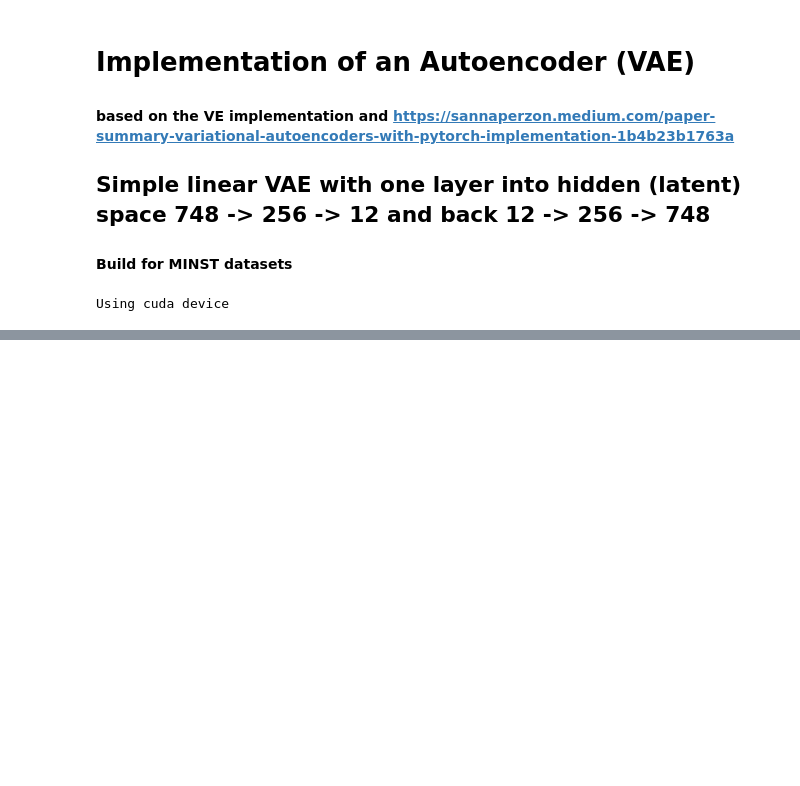
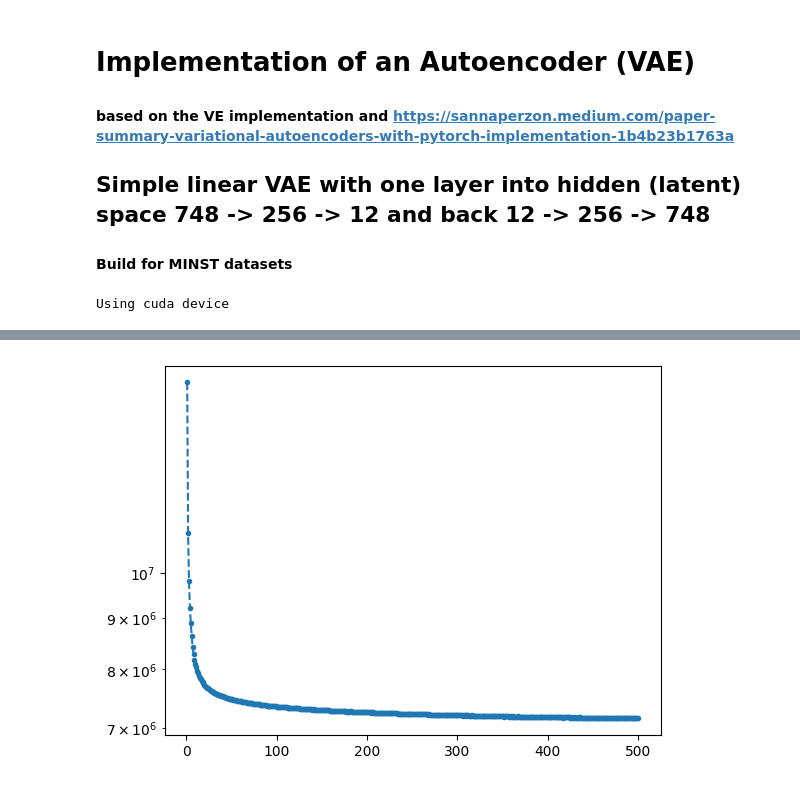
Before and after one commit to vfschumann/HU_SysBio_FinalProjekt, a Jupyter notebook: OneLayer_VAE_model.ipynb, the cells around one changed output, grey strips where cells are left out. Drawn from its saved outputs; the diff is of its cells as text; code cells hidden in the pictures; blank space fills up the shorter version.

```diff
--- a/OneLayer_VAE_model.ipynb
+++ b/OneLayer_VAE_model.ipynb
@@ -141 +142,8 @@ plt.show()
+# %%
+plt.plot([i+1 for i,x in enumerate(list_loss)], list_loss,"--.")
+plt.yscale("log")
+#plt.xscale("log")
+plt.show()
+# %% [output]
+[figure, added]
 # %%
```
Also changed, not shown: parts of 8 cells of this notebook.
